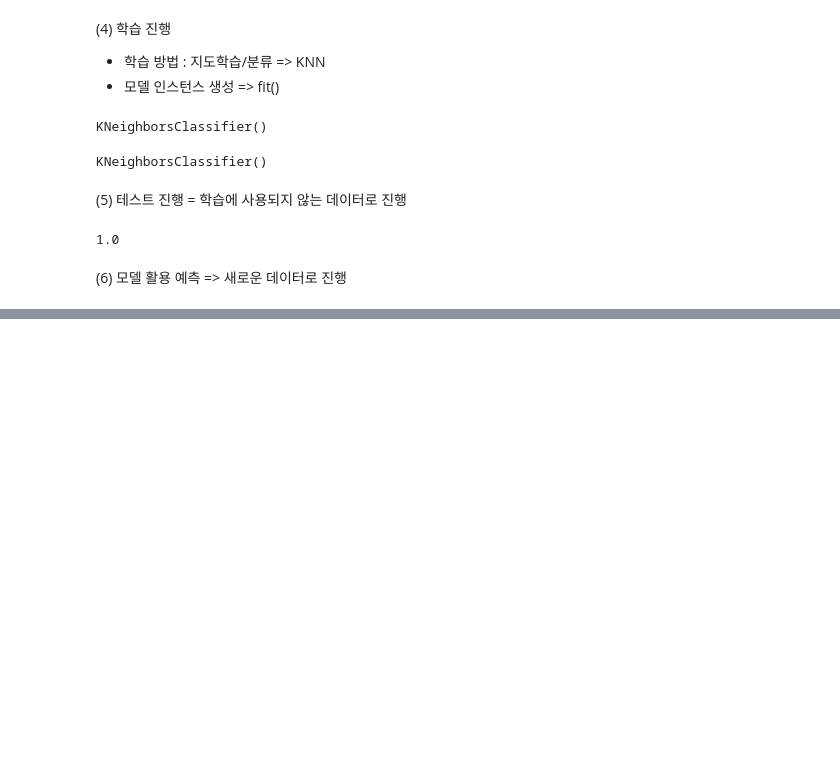
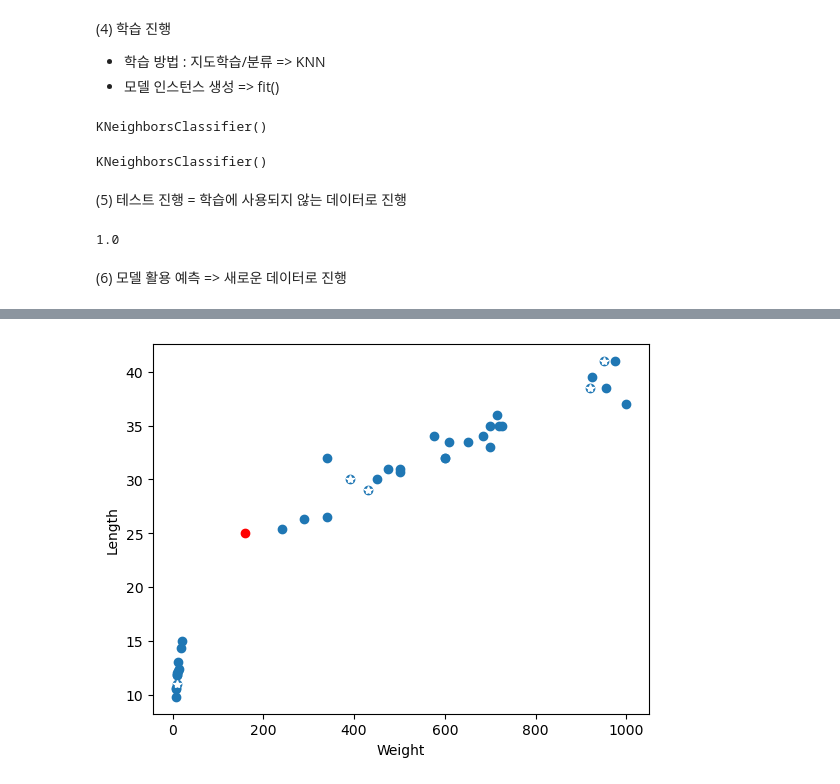
Before and after one commit to Schubert3275/KDT-MachineLearning_Study, a Jupyter notebook: DAY_02/ex_find_fish_knn.ipynb, the cells around one changed output, grey strips where cells are left out. Cells and saved outputs as stored; diff of their text form; code cells hidden in the pictures; blank space fills up the shorter version.

```diff
--- a/DAY_02/ex_find_fish_knn.ipynb
+++ b/DAY_02/ex_find_fish_knn.ipynb
@@ -294,0 +358,5 @@ Name: Species, dtype: int64
+# %%
+# 새로운 데이터의 최근접 데이터 추출
+_, index = model.kneighbors(new_data)
+index = index.tolist()[0]
+index
@@ -294,0 +374,16 @@ Name: Species, dtype: int64
+# %%
+# 새로운 데이터와 학습 데이터의 시각화
+plt.plot(new_data.Weight, new_data.Length, "ro")
+
+# 학습 데이터 시각화
+# plt.scatter(twoFishDF.Weight, twoFishDF.Length, c=twoFishDF.Species)
+plt.scatter(x_train.Weight, x_train.Length)
+
+plt.plot(twoFishDF.loc[index].Weight, twoFishDF.loc[index].Length, "w*")
+
+plt.xlabel("Weight")
+plt.ylabel("Length")
+# plt.ylim(0, 1000)
+plt.show()
+# %% [output]
+[figure, added]
```
Also changed, not shown: parts of 20 cells of this notebook, 7 other files.
